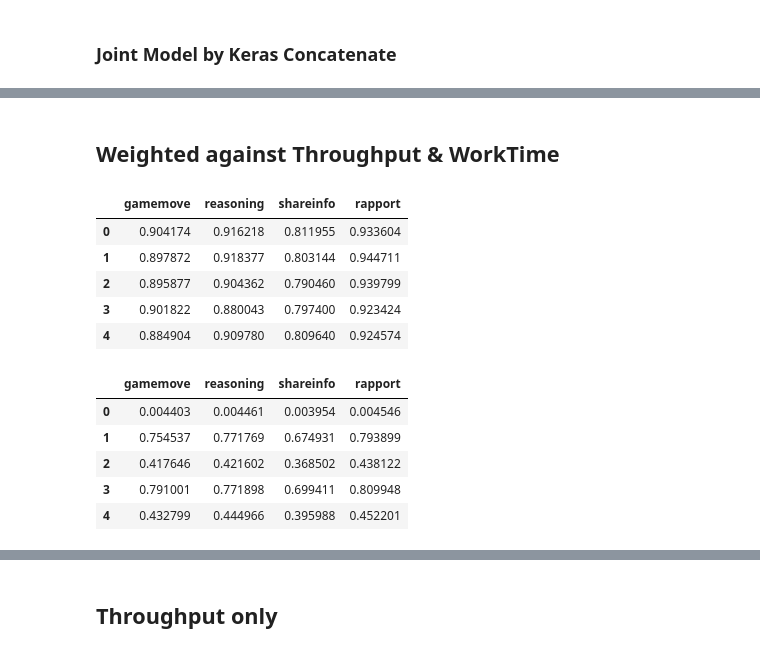
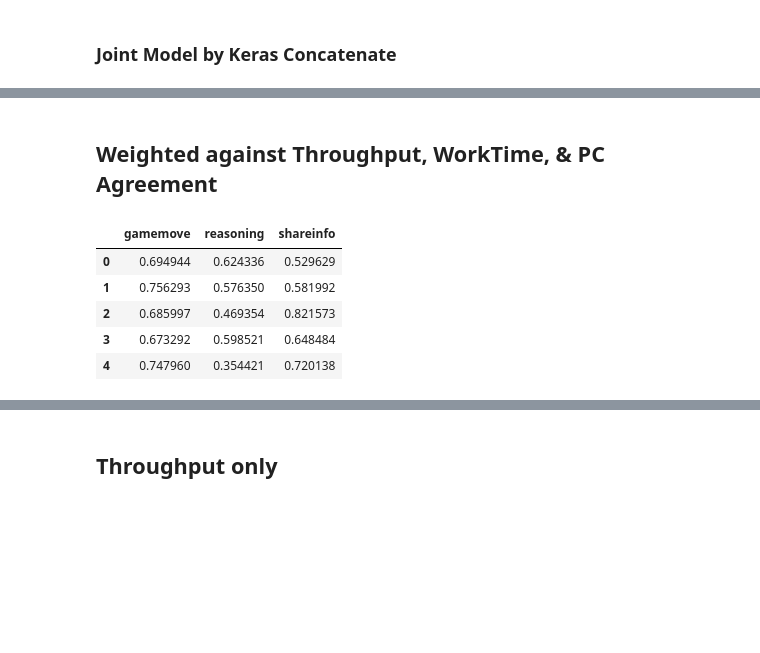
Before and after one commit to quarbby/diplomacy-betrayal, a Jupyter notebook: pipeline-onehot.ipynb, the cells around one changed output, grey strips where cells are left out. Drawn from its saved outputs; the diff is of its cells as text; code cells hidden in the pictures; blank space fills up the shorter version.

Commit message:
Add PC agreement to joint models, add exponential variance to throughput

```diff
--- a/pipeline-onehot.ipynb
+++ b/pipeline-onehot.ipynb
@@ -34,9 +46,11 @@ df = df.dropna()
 # # Throughput (weighted by variance)
 # df_throughput = df[['Throughput.1', 'Throughput.2', 'Throughput.3', 'Throughput.4', 'Throughput.5']].copy()
 # df_throughput['var_throughput'] = df_throughput.var(axis=1)
+# print("Plot old throughput (x-axis) vs new throughput (y-axis)")
+# plt.plot(df_throughput['var_throughput'], df_throughput['var_throughput'])
 # df_throughput['var_throughput'] = df_throughput['var_throughput'] / df_throughput['var_throughput'].max()
 
-#Throughput (weighted by inverted U-shape variance)
+# Throughput (weighted by inverted V-shape variance)
 df_throughput = df[['Throughput.1', 'Throughput.2', 'Throughput.3', 'Throughput.4', 'Throughput.5']].copy()
 df_throughput['var_throughput'] = df_throughput.var(axis=1)
 max_val = df_throughput['var_throughput'].max()
@@ -44,18 +58,25 @@ min_val = df_throughput['var_throughput'].min()
 tp_mid = ((max_val - min_val) // 2) + min_val
 tp_to_list = df_throughput['var_throughput'].tolist()
 
+amount_of_curve = 3
+
 u_shaped_variance = []
 for each in tp_to_list:
     if each > tp_mid:
-        u_shaped_variance.append(2*tp_mid - each)
+        u_shaped_variance.append((2*tp_mid - each)**(1/amount_of_curve))
     else:
-        u_shaped_variance.append(each)
+        u_shaped_variance.append(each**(1/amount_of_curve))
 
 df_throughput['var_throughput_u_shaped'] = u_shaped_variance
+print("Plot old throughput (x-axis) vs new throughput (y-axis)")
+df_throughput.plot(x='var_throughput', y='var_throughput_u_shaped', style='o')
 df_throughput['var_throughput_u_shaped'] = df_throughput['var_throughput_u_shaped'] / df_throughput['var_throughput_u_shaped'].max()
 df_throughput = df_throughput.assign(var_throughput=df_throughput['var_throughput_u_shaped'])
 
-# # WorkTime (weighted by variance)
+# WorkTime (weighted by variance)
 df_worktime = df[['WorkTime.1', 'WorkTime.2', 'WorkTime.3', 'WorkTime.4', 'WorkTime.5']].copy()
 df_worktime['var_worktime'] = df_worktime.var(axis=1)
 df_worktime['var_worktime'] = df_worktime['var_worktime'] / df_worktime['var_worktime'].max()
+
+# Percentage Agreement
+df_agreement = df[['Answer.1gamemove.yes_pc_agree', 'Answer.2reasoning.yes_pc_agree', 'Answer.4shareinformation.yes_pc_agree', 'Answer.3rapport.yes_pc_agree']]
@@ -500,6 +528,6 @@ Epoch 2/15
 <tensorflow.python.keras.callbacks.History at 0x...>
 # %% [markdown]
-## Weighted against Throughput & WorkTime
+## Weighted against Throughput, WorkTime, & PC Agreement
 # %%
 # Train weighted encodings
 pred_df_full_throughput = pred_df_full.copy()
@@ -514,24 +542,20 @@ pred_df_throughput = pred_df_throughput.mul(throughput_values, axis=0)
 worktime_values = df_worktime['var_worktime'].take(indices_train).values
 pred_df_full_worktime = pred_df_full_worktime.mul(worktime_values, axis=0)
 pred_df_worktime = pred_df_worktime.mul(worktime_values, axis=0)
+
+agreement_values = df_agreement.take(indices_train)
+pred_df_full_agreement = np.multiply(pred_df_full_throughput, agreement_values)
+agreement_values_wo_rapport = agreement_values.drop(columns=['Answer.3rapport.yes_pc_agree'])
+pred_df_agreement = np.multiply(pred_df_throughput, agreement_values_wo_rapport)
 # %%
-pred_df_full.head()
+pred_df_agreement.head()
 # %% [output]
-|  | gamemove | reasoning | shareinfo | rapport |
-| 0 | 0.904174 | 0.916218 | 0.811955 | 0.933604 |
-| 1 | 0.897872 | 0.918377 | 0.803144 | 0.944711 |
-| 2 | 0.895877 | 0.904362 | 0.790460 | 0.939799 |
-| 3 | 0.901822 | 0.880043 | 0.797400 | 0.923424 |
-| 4 | 0.884904 | 0.909780 | 0.809640 | 0.924574 |
+|  | gamemove | reasoning | shareinfo |
+| 0 | 0.694944 | 0.624336 | 0.529629 |
+| 1 | 0.756293 | 0.576350 | 0.581992 |
+| 2 | 0.685997 | 0.469354 | 0.821573 |
+| 3 | 0.673292 | 0.598521 | 0.648484 |
+| 4 | 0.747960 | 0.354421 | 0.720138 |
-# %%
-pred_df_full_throughput.head()
-# %% [output]
-|  | gamemove | reasoning | shareinfo | rapport |
-| 0 | 0.004403 | 0.004461 | 0.003954 | 0.004546 |
-| 1 | 0.754537 | 0.771769 | 0.674931 | 0.793899 |
-| 2 | 0.417646 | 0.421602 | 0.368502 | 0.438122 |
-| 3 | 0.791001 | 0.771898 | 0.699411 | 0.809948 |
-| 4 | 0.432799 | 0.444966 | 0.395988 | 0.452201 |
 # %%
 # Test weighted encodings
 pred_df_full_throughput_test = pred_test_df_full.copy()
```
Also changed, not shown: parts of 35 cells of this notebook.
